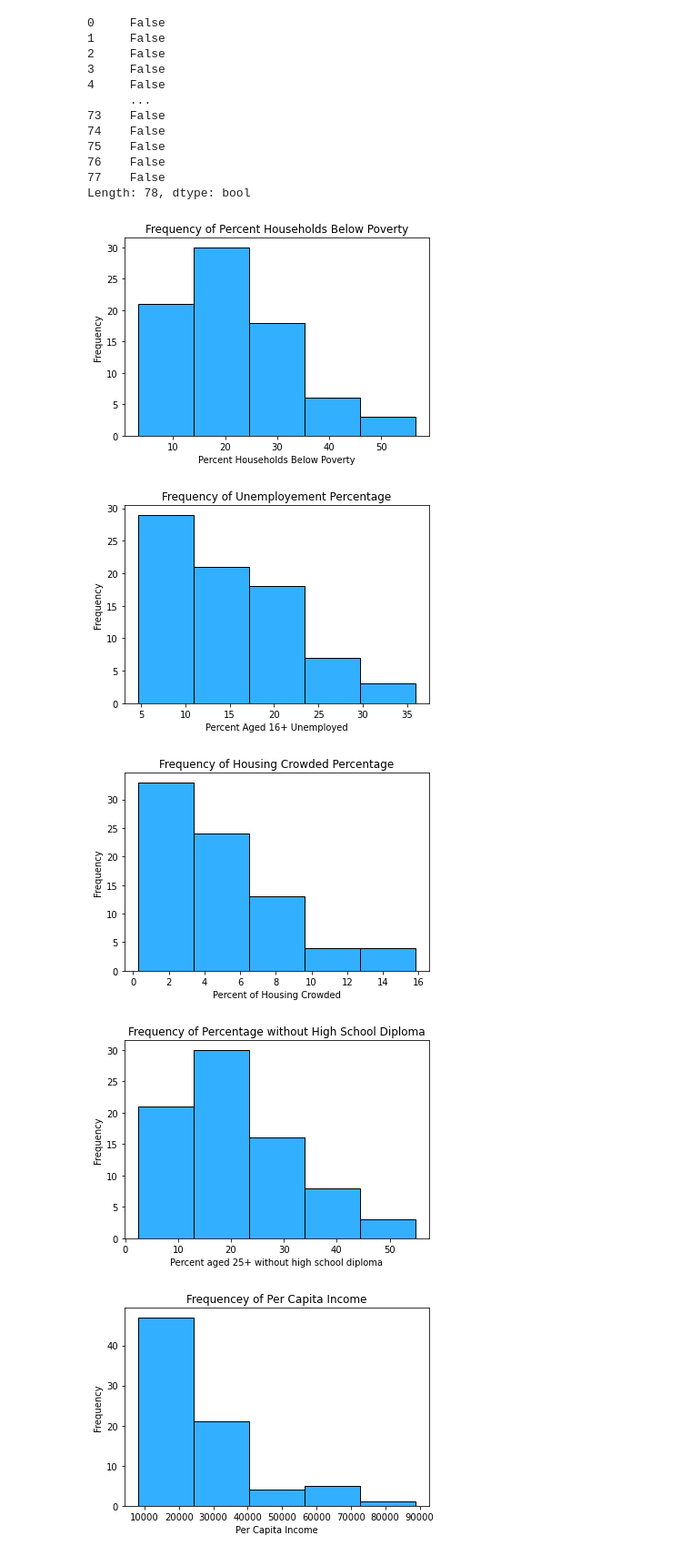
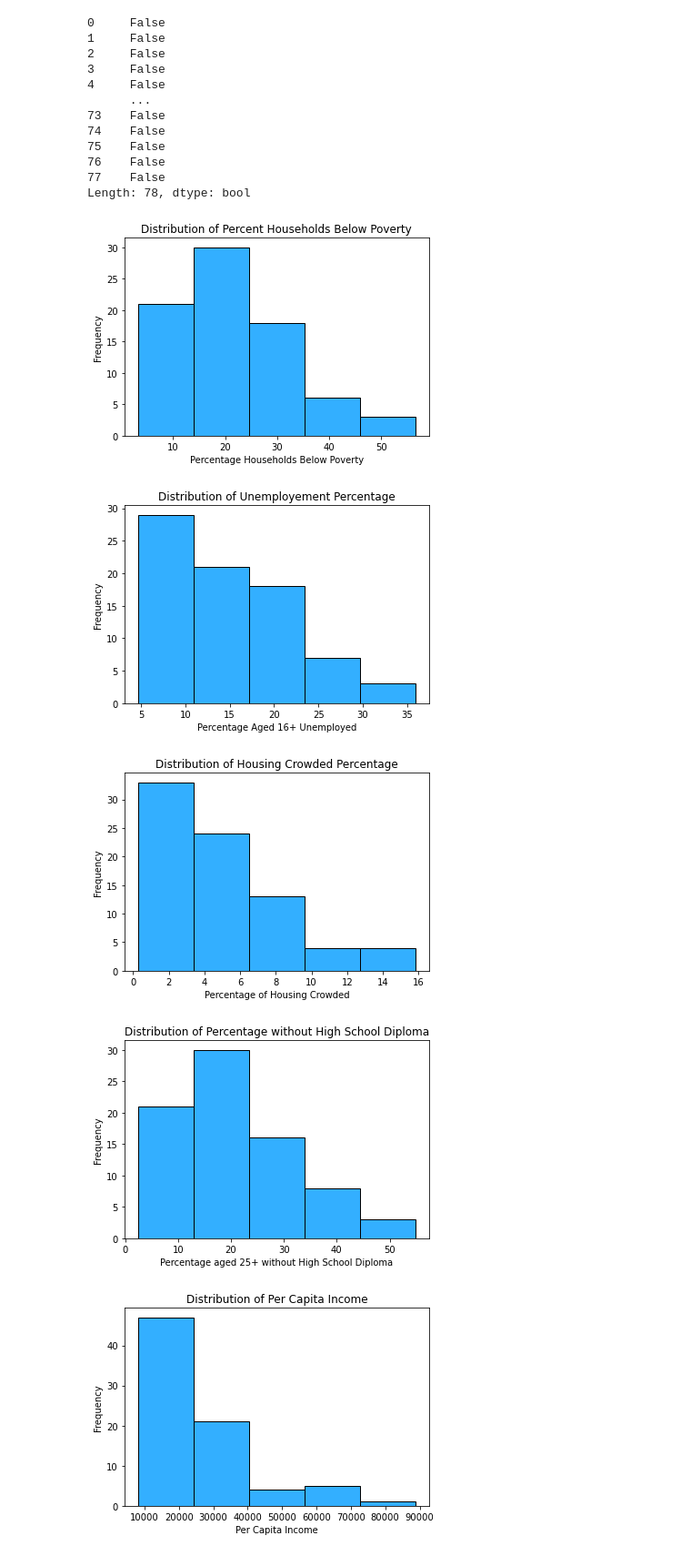
Before and after one commit to kaylajgranados/chicago_socioeconomic_status, a Jupyter notebook: EDA and Linear Regression.ipynb, the cells around one changed output. Shown: that part at 91% size. Cells and saved outputs as stored; diff of their text form; code cells hidden in the pictures.

```diff
--- a/EDA and Linear Regression.ipynb
+++ b/EDA and Linear Regression.ipynb
@@ -115,53 +115,53 @@ Length: 78, dtype: bool
 plt.hist(df['PERCENT HOUSEHOLDS BELOW POVERTY'], bins=5, color='#33AFFF', edgecolor='black')
 
 # Add labels and title
-plt.xlabel('Percent Households Below Poverty')
+plt.xlabel('Percentage Households Below Poverty')
 plt.ylabel('Frequency')
-plt.title('Frequency of Percent Households Below Poverty')
+plt.title('Distribution of Percent Households Below Poverty')
 
 # Show the plot
 plt.show()
 # %% [output]
-[figure, old version]
+[figure, new version]
 # %%
 # Create histogram for Percent Aged 16+ Unemployed field
 plt.hist(df['PERCENT AGED 16+ UNEMPLOYED'], bins=5, color='#33AFFF', edgecolor='black')
 
 # Add labels and title
-plt.xlabel('Percent Aged 16+ Unemployed')
+plt.xlabel('Percentage Aged 16+ Unemployed')
 plt.ylabel('Frequency')
-plt.title('Frequency of Unemployement Percentage')
+plt.title('Distribution of Unemployement Percentage')
 
 # Show the plot
 plt.show()
 # %% [output]
-[figure, old version]
+[figure, new version]
 # %%
 # Create a histogram for Percent of Housing Crowded field
 plt.hist(df['PERCENT OF HOUSING CROWDED'], bins=5, color='#33AFFF', edgecolor='black')
 
 # Add labels and title
-plt.xlabel('Percent of Housing Crowded')
+plt.xlabel('Percentage of Housing Crowded')
 plt.ylabel('Frequency')
-plt.title('Frequency of Housing Crowded Percentage')
+plt.title('Distribution of Housing Crowded Percentage')
 
 # Show the plot
 plt.show()
 # %% [output]
-[figure, old version]
+[figure, new version]
 # %%
 # Create histogram for Percent Aged 25+ Without High School Diploma field
 plt.hist(df['PERCENT AGED 25+ WITHOUT HIGH SCHOOL DIPLOMA'], bins=5, color='#33AFFF', edgecolor='black')
 
 # Add labels and title
-plt.xlabel('Percent aged 25+ without high school diploma')
+plt.xlabel('Percentage aged 25+ without High School Diploma')
 plt.ylabel('Frequency')
-plt.title('Frequency of Percentage without High School Diploma')
+plt.title('Distribution of Percentage without High School Diploma')
 
 # Show the plot
 plt.show()
 # %% [output]
-[figure, old version]
+[figure, new version]
 # %%
 # Create histogram for Per Capita Income field
 plt.hist(df["PER CAPITA INCOME"], bins=5, color='#33AFFF', edgecolor='black')
```
Also changed, not shown: parts of 5 cells of this notebook, 12 other files.
